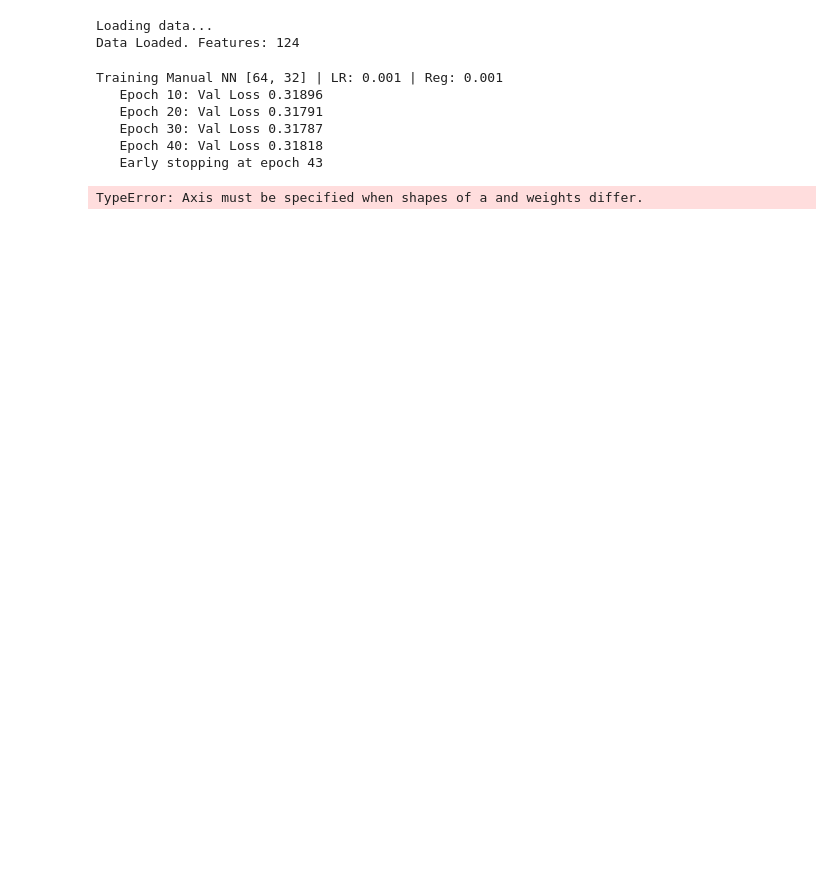
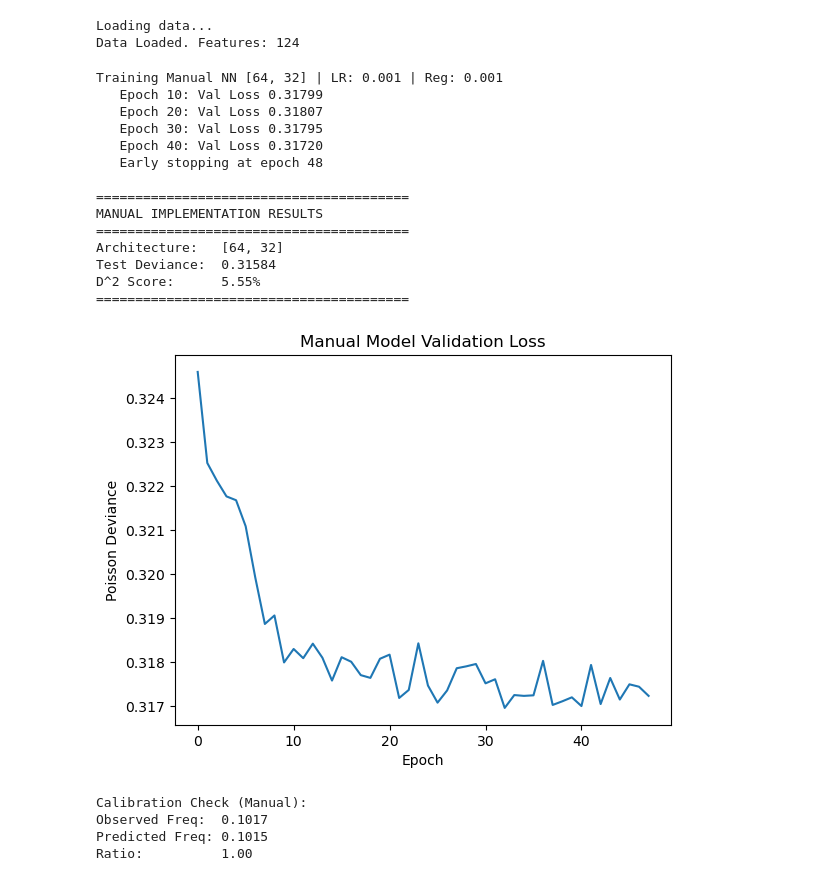
Before and after one commit to EKorczakitu/Clustered-Together, a Jupyter notebook: notebooks/03_Method2_NeuralNet part 1.ipynb, the cells around one changed output. Drawn from its saved outputs; the diff is of its cells as text; code cells hidden in the pictures; blank space fills up the shorter version.

Commit message:
fixed error in m1

```diff
--- a/notebooks/03_Method2_NeuralNet part 1.ipynb
+++ b/notebooks/03_Method2_NeuralNet part 1.ipynb
@@ -284,39 +284,51 @@ y_pred_test = manual_model.forward(X_test)
 # 4. Metrics
 test_deviance = poisson_deviance_numpy(y_pred_test, y_test, w_test)
 
 # Calculate D2 Score
-global_mean = np.average(y_test, weights=w_test.flatten())
+global_mean = np.average(y_test.flatten(), weights=w_test.flatten())
 y_null = np.full_like(y_test, global_mean)
 null_deviance = poisson_deviance_numpy(y_null, y_test, w_test)
 d2_score = 1 - (test_deviance / null_deviance)
 
 print("\n" + "="*40)
 print("MANUAL IMPLEMENTATION RESULTS")
 print("="*40)
 print(f"Architecture:   {winner_arch}")
 print(f"Test Deviance:  {test_deviance:.5f}")
 print(f"D^2 Score:      {d2_score:.2%}")
 print("="*40)
 
 # 5. Plot Loss
 plt.plot(loss_history)
 plt.title("Manual Model Validation Loss")
 plt.xlabel("Epoch")
 plt.ylabel("Poisson Deviance")
 plt.show()
 
 # 6. Basic Calibration Check
 print("\nCalibration Check (Manual):")
-obs_mean = np.average(y_test, weights=w_test.flatten())
-pred_mean = np.average(y_pred_test, weights=w_test.flatten())
+obs_mean = np.average(y_test.flatten(), weights=w_test.flatten())
+pred_mean = np.average(y_pred_test.flatten(), weights=w_test.flatten())
 print(f"Observed Freq:  {obs_mean:.4f}")
 print(f"Predicted Freq: {pred_mean:.4f}")
 print(f"Ratio:          {pred_mean/obs_mean:.2f}")
 # %% [output]
 Training Manual NN [64, 32] | LR: 0.001 | Reg: 0.001
-   Epoch 10: Val Loss 0.31896
-   Epoch 20: Val Loss 0.31791
-   Epoch 30: Val Loss 0.31787
-   Epoch 40: Val Loss 0.31818
-   Early stopping at epoch 43
+   Epoch 10: Val Loss 0.31799
+   Epoch 20: Val Loss 0.31807
+   Epoch 30: Val Loss 0.31795
+   Epoch 40: Val Loss 0.31720
+   Early stopping at epoch 48
+
+========================================
+MANUAL IMPLEMENTATION RESULTS
+========================================
+Architecture:   [64, 32]
+Test Deviance:  0.31584
+D^2 Score:      5.55%
+========================================
+[figure, added]
-TypeError: Axis must be specified when shapes of a and weights differ.
+Calibration Check (Manual):
+Observed Freq:  0.1017
+Predicted Freq: 0.1015
+Ratio:          1.00
```
